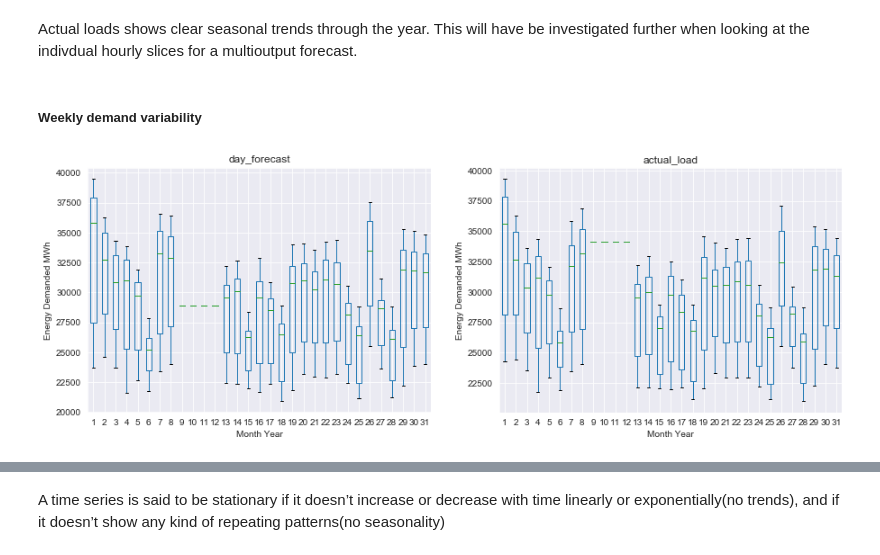
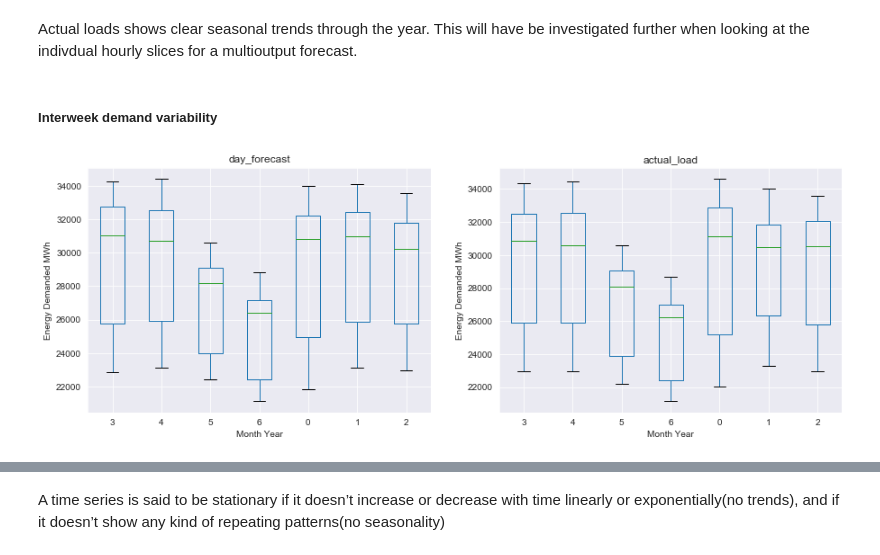
Before and after one commit to kolasniwash/short-term-energy-demand-forecasting, a Jupyter notebook: data_analysis.ipynb, the cells around one changed output, grey strips where cells are left out. Saved outputs shown, nothing was run; the diff lists cells and outputs as text; code cells hidden in the pictures.

```diff
--- a/data_analysis.ipynb
+++ b/data_analysis.ipynb
@@ -205,26 +209,26 @@ plt.show()
 # %% [markdown]
 Actual loads shows clear seasonal trends through the year. This will have be investigated further when looking at the indivdual hourly slices for a multioutput forecast.
 # %% [markdown]
-##### Weekly demand variability
+##### Interweek demand variability
 # %%
 fig, axs = plt.subplots(1, 2, figsize=(15,5))
 
 for ax, col in zip(axs, energy_data.columns):
 
     groups = energy_data[col].groupby(pd.Grouper(freq='D'))
 
     df = pd.DataFrame()
 
     for name, group in groups:
-        df[name.day] = pd.Series(group.values)
+        df[name.dayofweek] = pd.Series(group.values)
 
     df.boxplot(ax=ax)
     ax.set_xlabel('Month Year')
     ax.set_ylabel('Energy Demanded MWh')
     ax.set_title(col)
     plt.subplots_adjust(hspace=0.5)
 
 
 plt.show()
 # %% [output]
-[figure, old version]
+[figure, new version]
```
Also changed, not shown: parts of 11 cells of this notebook, 1 other file.
